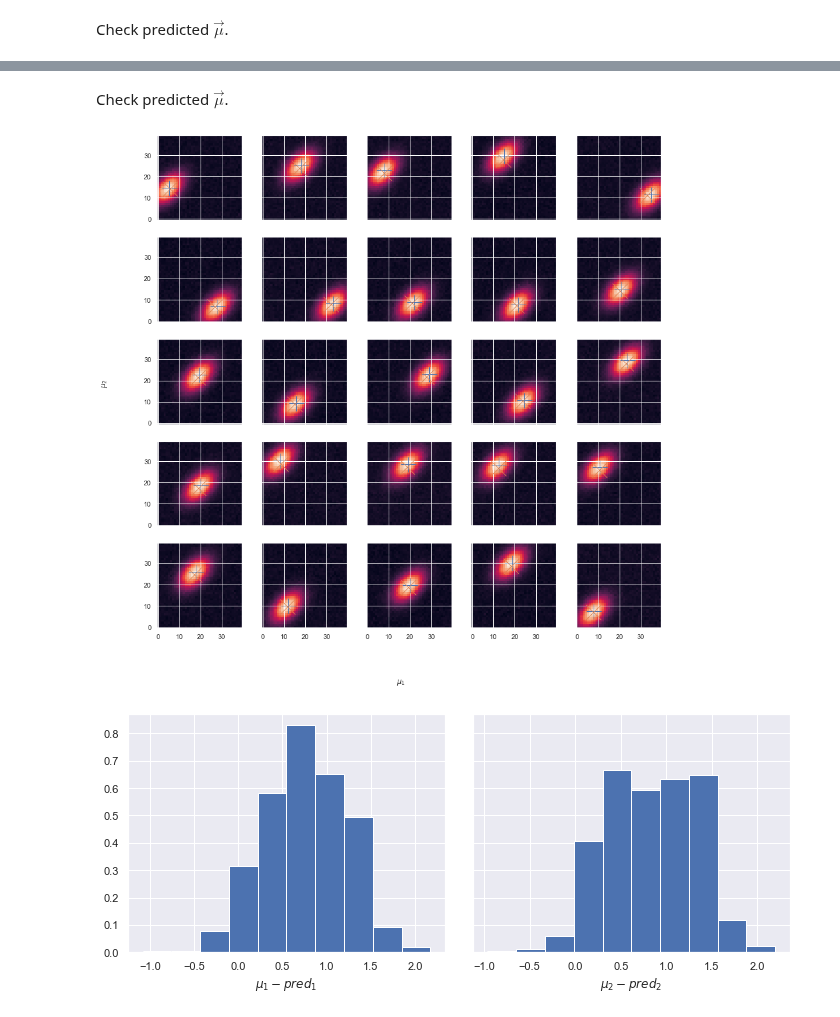
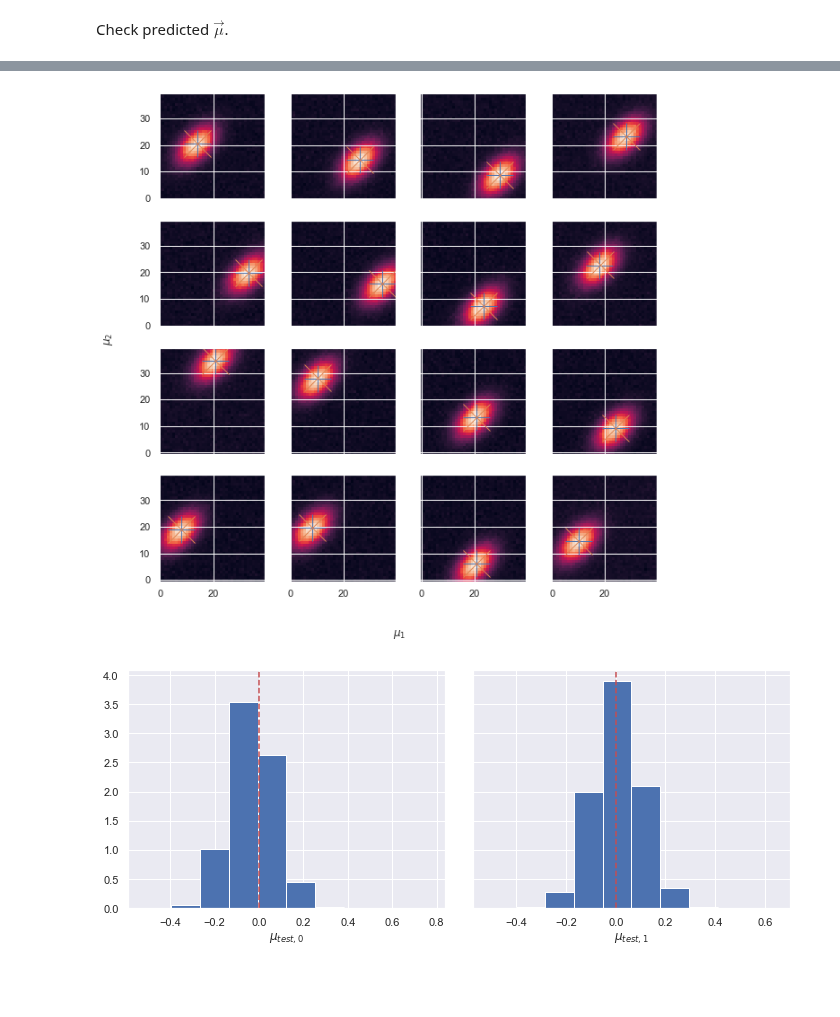
Before and after one commit to andyyPark/DESI-GMMModel, a Jupyter notebook: GMM.ipynb, the cells around one changed output, grey strips where cells are left out. Cells and saved outputs as stored; diff of their text form; code cells hidden in the pictures; blank space fills up the shorter version.

Commit message:
Removed Keras

```diff
--- a/GMM.ipynb
+++ b/GMM.ipynb
@@ -64,22 +64,18 @@ def data_sample(x1, x2, gen, ngauss=1, n=1000):
 # %% [markdown]
 Generate training and testing data
 # %%
-N_train, N_test = 8000, 4000
+N_train, N_test = 80000, 80000
 gen = np.random.RandomState(seed=123)
 
 x_train, y_train = data_sample(41, 41, gen, ngauss=1, n=N_train)
 x_test, y_test = data_sample(41, 41, gen, ngauss=1, n=N_test)
 
-# For Keras
-x_train_keras, y_train_keras = np.copy(x_train), np.copy(y_train)
-x_test_keras, y_test_keras = np.copy(x_test), np.copy(y_test)
+# For torch
+x_train, y_train = torch.tensor(x_train.astype(np.float32)), torch.tensor(y_train.astype(np.float32))
+x_test, y_test = torch.tensor(x_test.astype(np.float32)), torch.tensor(y_test.astype(np.float32))
 
-# For torch
-x_train_torch, y_train_torch = torch.tensor(x_train.astype(np.float32)), torch.tensor(y_train.astype(np.float32))
-x_test_torch, y_test_torch = torch.tensor(x_test.astype(np.float32)), torch.tensor(y_test.astype(np.float32))
-
-torch_train_data = torch.utils.data.TensorDataset(x_train_torch, y_train_torch)
-torch_test_data = torch.utils.data.TensorDataset(x_test_torch, y_test_torch)
+torch_train_data = torch.utils.data.TensorDataset(x_train, y_train)
+torch_test_data = torch.utils.data.TensorDataset(x_test, y_test)
 # %%
 def plot_data(x, y, seed=123):
 
@@ -95,25 +91,24 @@ def plot_data(x, y, seed=123):
     plt.xlabel('$\mu_1$')
     plt.ylabel('$\mu_2$')
 
-def plot_multiple_data(x, y, y_pred, n=5):
+def plot_multiple_data(x, y, y_pred, n=4):
 
     assert x.shape[0] == y.shape[0]
     assert y.shape == y_pred.shape
 
-    fig, axs = plt.subplots(nrows=n, ncols=n, sharex='col', sharey='row', figsize=(15, 15))
+    fig, axs = plt.subplots(nrows=n, ncols=n, sharex='col', sharey='row', figsize=(10, 10))
     fig.text(0.5, 0.04, '$\mu_1$', ha='center')
     fig.text(0.04, 0.5, '$\mu_2$', va='center', rotation='vertical')
     size = int(np.sqrt(x.shape[1]))
 
-    for i, data in enumerate(zip(x[:25], y[:25], y_pred[:25])):
-        if i > 25: break
+    for i, data in enumerate(zip(x[:n**2], y[:n**2], y_pred[:n**2])):
 
         idx, j = i % n, i // n
 
         axs[idx, j].imshow(data[0].reshape(size, size), origin='lower')
-        axs[idx, j].plot(*data[1], '+', ms=25)
+        axs[idx, j].plot(*data[1], '+', ms=30)
 
         if np.all(data[2]):
-            axs[idx, j].plot(*data[2], 'x', ms=25)
+            axs[idx, j].plot(*data[2], 'x', ms=30)
 # %%
 # Sample image
@@ -194,0 +181,4 @@ Test loss -> 0.03153784330934286
+# %%
+torch.manual_seed(123)
+model = DNN_Torch(x_train.size(1), 100, y_train.size(1))
+train_loss, test_loss, y_pred = learn(model, learning_rate=0.01, n_epochs=100)
@@ -273,9 +196,7 @@ EPOCH   100: TRAIN 14.65555 TEST 0.86401
-# %% [markdown]
-Check predicted $\vec{\mu}$.
 # %%
-plot_multiple_data(x_test_torch.numpy(), y_test_torch.numpy(), y_pred_torch.numpy())
+plot_multiple_data(x_test.numpy(), y_test.numpy(), y_pred.numpy())
 # %% [output]
-[figure, old version]
+[figure, new version]
 # %%
 def plot_histogram(test, predicted):
 
@@ -295,4 +216,4 @@ def plot_histogram(test, predicted):
 # %%
-plot_histogram(y_test_torch.numpy(), y_pred_torch.numpy())
+plot_histogram(y_test.numpy(), y_pred.numpy())
 # %% [output]
-[figure, old version]
+[figure, new version]
```
Also changed, not shown: parts of 17 cells of this notebook.
